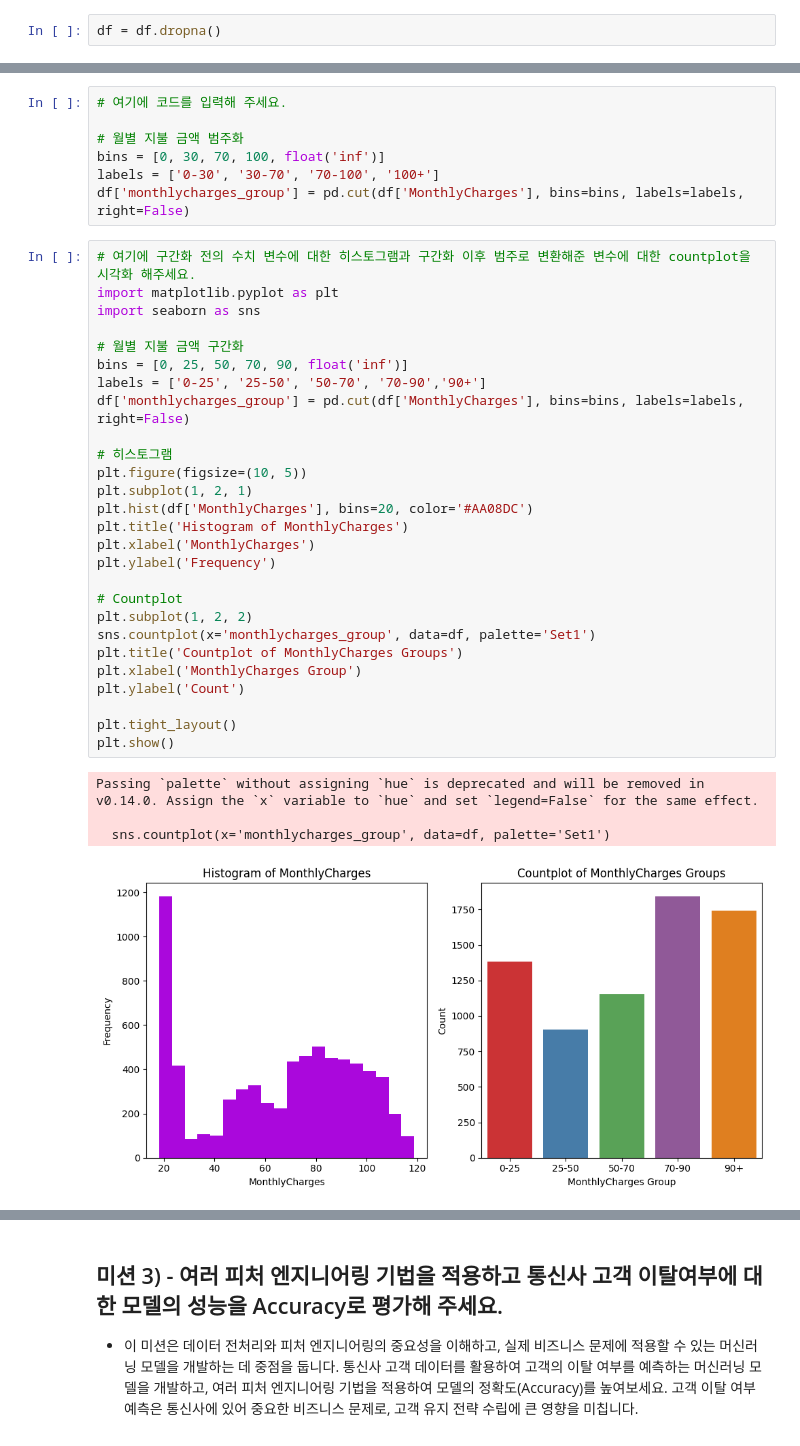
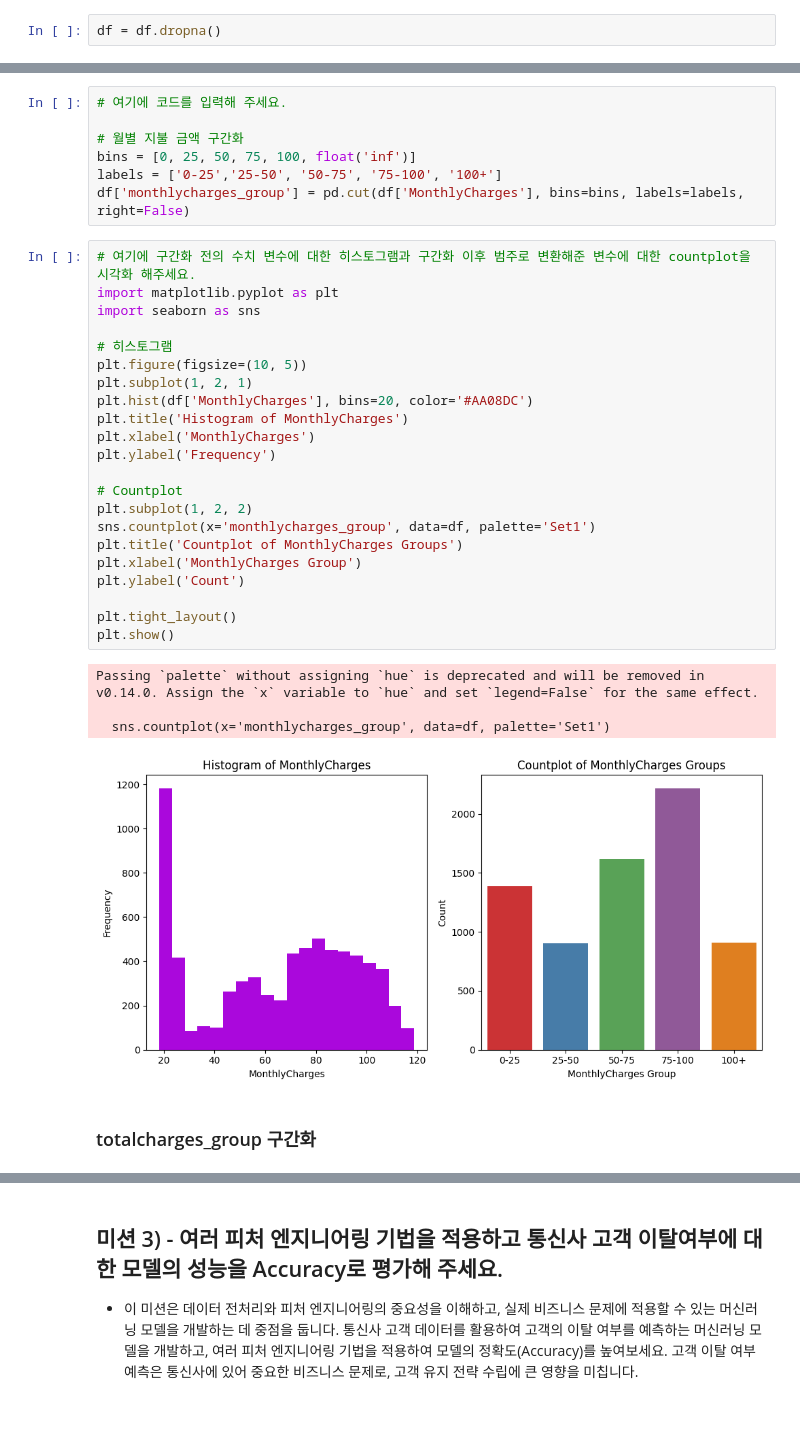
Before and after one commit to shkapril/Data-Science-Projects-2024, a Jupyter notebook: Week3/03_week_mission_acorn.ipynb, the cells around one changed output, grey strips where cells are left out. Drawn from its saved outputs; the diff is of its cells as text; blank space fills up the shorter version.

Commit message:
diff: fix code
totalcharges도 추가.

```diff
--- a/Week3/03_week_mission_acorn.ipynb
+++ b/Week3/03_week_mission_acorn.ipynb
@@ -66,39 +66,36 @@ df = df.dropna()
 # %%
 # 여기에 코드를 입력해 주세요.
 
-# 월별 지불 금액 범주화
-bins = [0, 30, 70, 100, float('inf')]
-labels = ['0-30', '30-70', '70-100', '100+']
+# 월별 지불 금액 구간화
+bins = [0, 25, 50, 75, 100, float('inf')]
+labels = ['0-25','25-50', '50-75', '75-100', '100+']
 df['monthlycharges_group'] = pd.cut(df['MonthlyCharges'], bins=bins, labels=labels, right=False)
 # %%
 # 여기에 구간화 전의 수치 변수에 대한 히스토그램과 구간화 이후 범주로 변환해준 변수에 대한 countplot을 시각화 해주세요.
 import matplotlib.pyplot as plt
 import seaborn as sns
-
-# 월별 지불 금액 구간화
-bins = [0, 25, 50, 70, 90, float('inf')]
-labels = ['0-25', '25-50', '50-70', '70-90','90+']
-df['monthlycharges_group'] = pd.cut(df['MonthlyCharges'], bins=bins, labels=labels, right=False)
 
 # 히스토그램
 plt.figure(figsize=(10, 5))
 plt.subplot(1, 2, 1)
 plt.hist(df['MonthlyCharges'], bins=20, color='#AA08DC')
 plt.title('Histogram of MonthlyCharges')
 plt.xlabel('MonthlyCharges')
 plt.ylabel('Frequency')
 
 # Countplot
 plt.subplot(1, 2, 2)
 sns.countplot(x='monthlycharges_group', data=df, palette='Set1')
 plt.title('Countplot of MonthlyCharges Groups')
 plt.xlabel('MonthlyCharges Group')
 plt.ylabel('Count')
 
 plt.tight_layout()
 plt.show()
 # %% [output]
 Passing `palette` without assigning `hue` is deprecated and will be removed in v0.14.0. Assign the `x` variable to `hue` and set `legend=False` for the same effect.
 
   sns.countplot(x='monthlycharges_group', data=df, palette='Set1')
-[figure, old version]
+[figure, new version]
+# %% [markdown]
+### totalcharges_group 구간화
```
Also changed, not shown: parts of 9 cells of this notebook, 1 other file.
